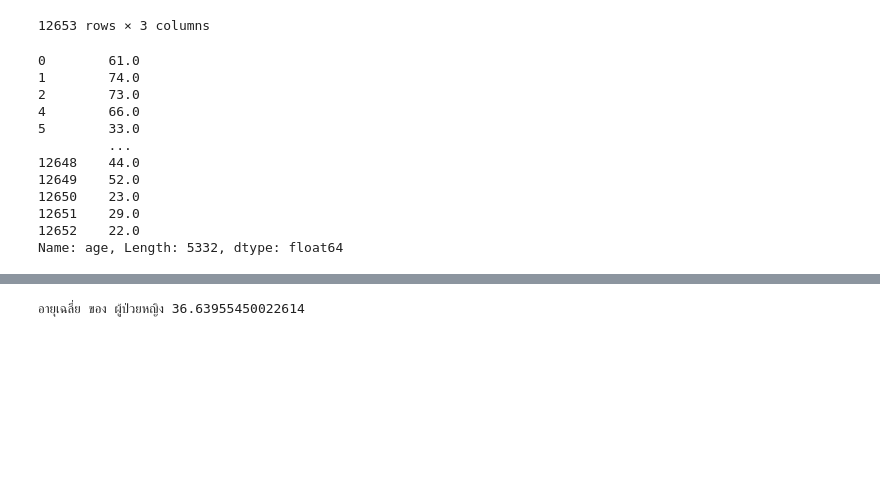
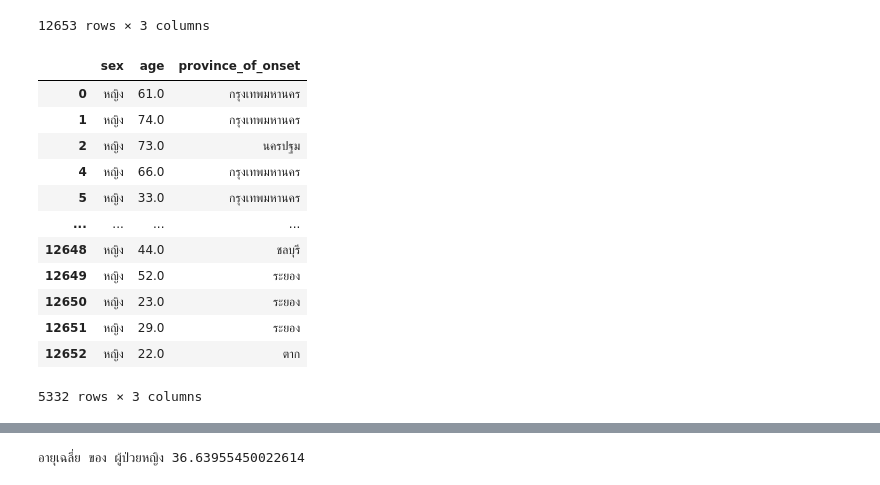
Before and after one commit to Chanunchida-May/data_viz_2022, a Jupyter notebook: Pandas101.ipynb, the cells around one changed output, grey strips where cells are left out. Drawn from its saved outputs; the diff is of its cells as text; code cells hidden in the pictures; blank space fills up the shorter version.

```diff
--- a/Pandas101.ipynb
+++ b/Pandas101.ipynb
@@ -300,18 +316,19 @@ this_data
 | 12652 | หญิง | 22.0 | ตาก |
 12653 rows × 3 columns
 # %%
-female = this_data[this_data['sex']=='หญิง'] #เลือกเฉพาะค่าที่เป็นผู้หญิง
-female['age']
+female = this_data[this_data['sex']=='หญิง'] #เลือกเฉพาะค่าที่เป็นผู้หญิง เพื่อนำไปใส่ในตารางที่มีชื่อว่า female
+female
 # %% [output]
+|  | sex | age | province_of_onset |
+| 0 | หญิง | 61.0 | กรุงเทพมหานคร |
+| 1 | หญิง | 74.0 | กรุงเทพมหานคร |
+| 2 | หญิง | 73.0 | นครปฐม |
+| 4 | หญิง | 66.0 | กรุงเทพมหานคร |
+| 5 | หญิง | 33.0 | กรุงเทพมหานคร |
+| ... | ... | ... | ... |
+| 12648 | หญิง | 44.0 | ชลบุรี |
+| 12649 | หญิง | 52.0 | ระยอง |
+| 12650 | หญิง | 23.0 | ระยอง |
+| 12651 | หญิง | 29.0 | ระยอง |
+| 12652 | หญิง | 22.0 | ตาก |
-0        61.0
-1        74.0
-2        73.0
-4        66.0
-5        33.0
-         ...
-12648    44.0
-12649    52.0
-12650    23.0
-12651    29.0
-12652    22.0
-Name: age, Length: 5332, dtype: float64
+5332 rows × 3 columns
```
Also changed, not shown: parts of 22 cells of this notebook.
